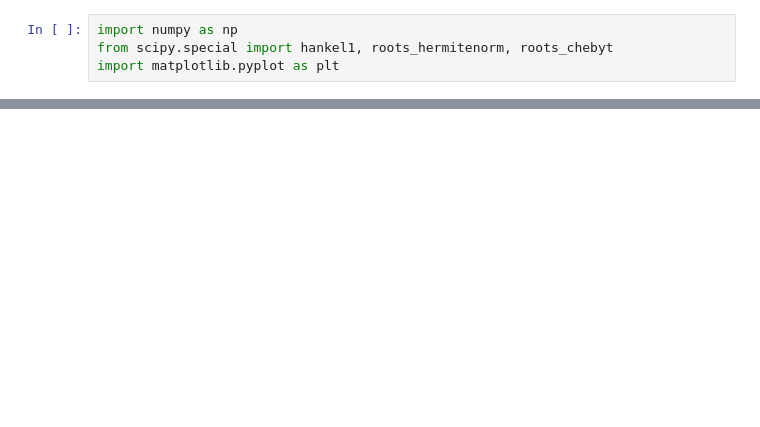
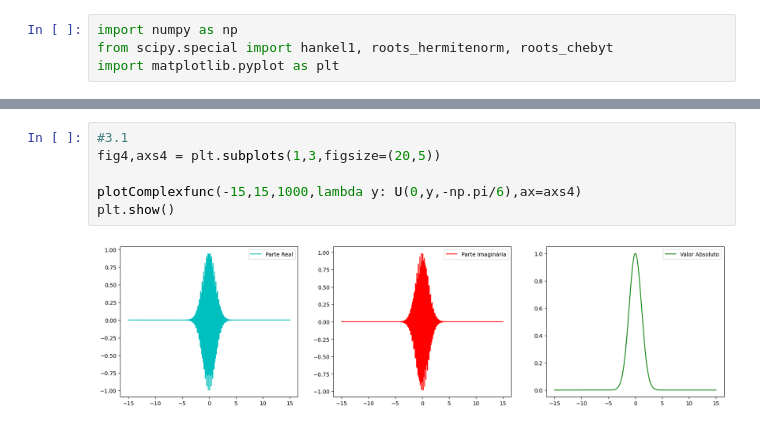
Before and after one commit to KonoEmllikDa/Fisica-Computacional, a Jupyter notebook: TPC1.ipynb, the cells around one changed output, grey strips where cells are left out. Cells and saved outputs as stored; diff of their text form; blank space fills up the shorter version.

```diff
--- a/TPC1.ipynb
+++ b/TPC1.ipynb
@@ -129,0 +183,8 @@ GaussChebyshev(-15,15,100000, lambda y : Integranda(10,0,0,y))
+# %%
+#3.1
+fig4,axs4 = plt.subplots(1,3,figsize=(20,5))
+
+plotComplexfunc(-15,15,1000,lambda y: U(0,y,-np.pi/6),ax=axs4)
+plt.show()
+# %% [output]
+[figure, added]
```
Also changed, not shown: parts of 22 cells of this notebook.
